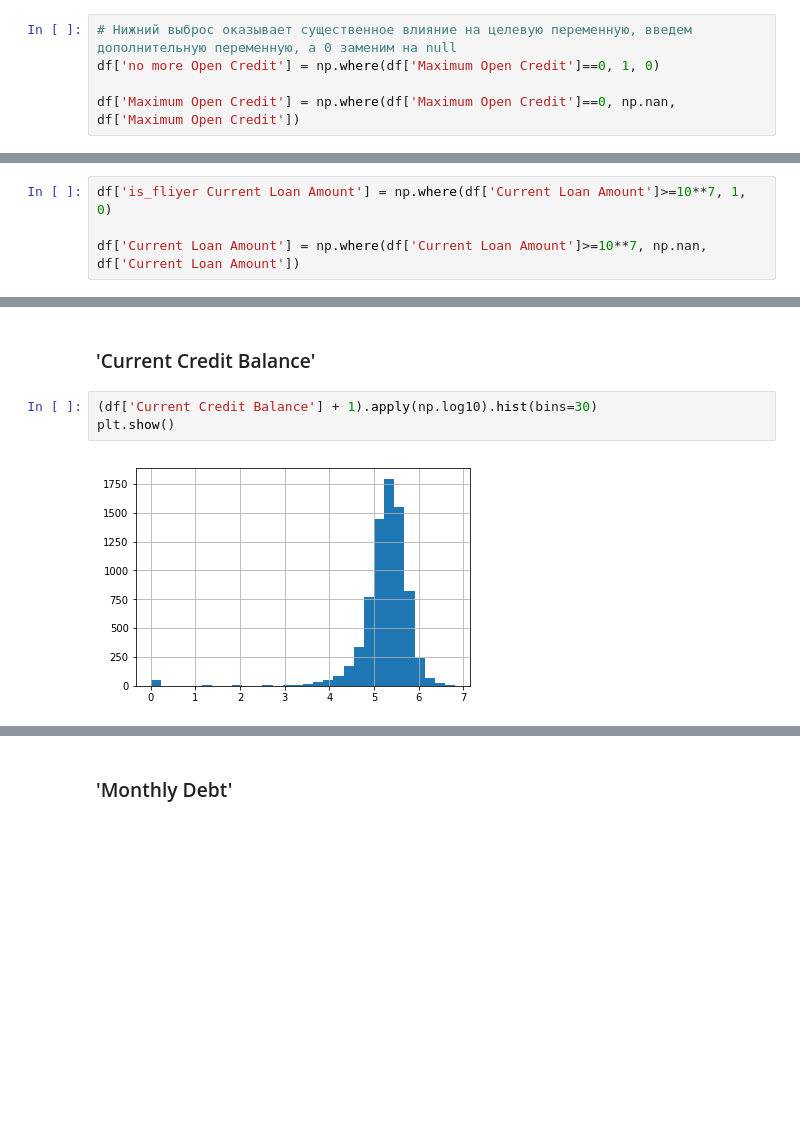
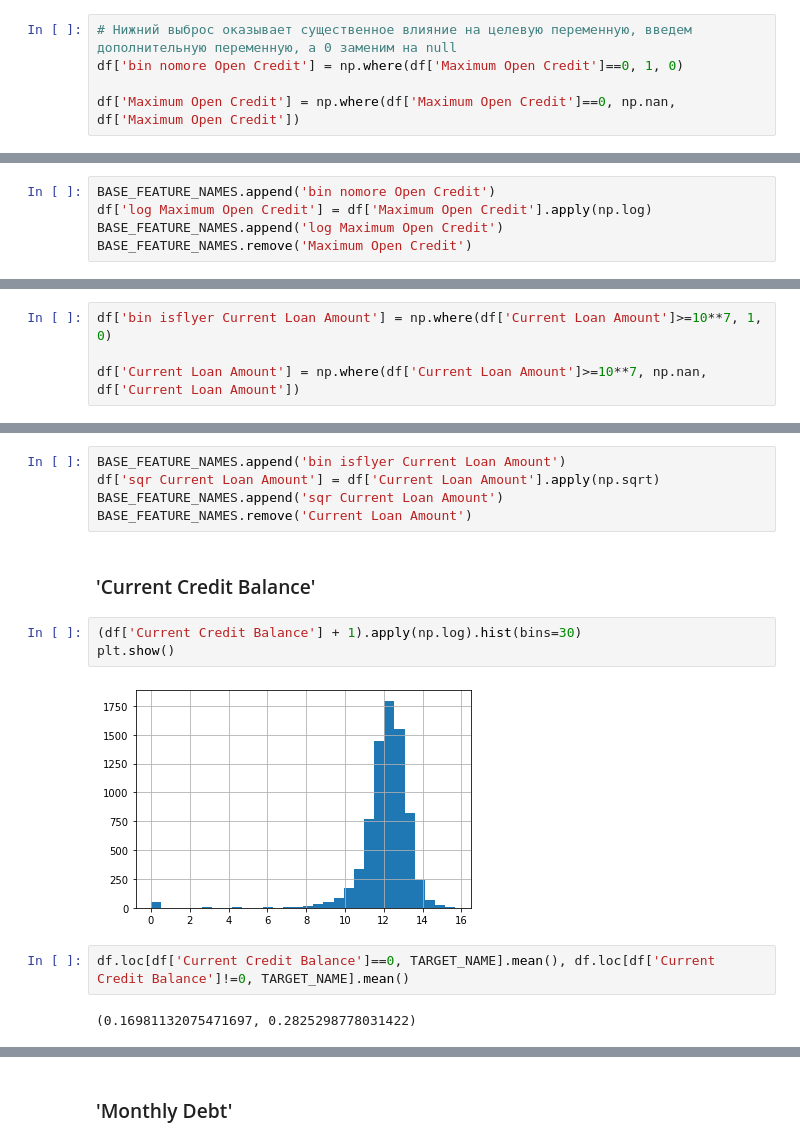
Before and after one commit to VadimGrishin/BinClass_GB, a Jupyter notebook: default_predict_project.ipynb, the cells around one changed output, grey strips where cells are left out. Saved outputs shown, nothing was run; the diff lists cells and outputs as text; blank space fills up the shorter version.

```diff
--- a/default_predict_project.ipynb
+++ b/default_predict_project.ipynb
@@ -179,7 +194,7 @@ df.loc[df['Maximum Open Credit']==0, TARGET_NAME].mean(), df.loc[df['Maximum Ope
 (0.15384615384615385, 0.28285137861466036)
 # %%
 # Нижний выброс оказывает существенное влияние на целевую переменную, введем дополнительную переменную, а 0 заменим на null
-df['no more Open Credit'] = np.where(df['Maximum Open Credit']==0, 1, 0)
+df['bin nomore Open Credit'] = np.where(df['Maximum Open Credit']==0, 1, 0)
 
 df['Maximum Open Credit'] = np.where(df['Maximum Open Credit']==0, np.nan, df['Maximum Open Credit'])
 # %%
@@ -193,3 +206,8 @@ BASE_FEATURE_NAMES.append('no more Open Credit')
+# %%
+BASE_FEATURE_NAMES.append('bin nomore Open Credit')
+df['log Maximum Open Credit'] = df['Maximum Open Credit'].apply(np.log)
+BASE_FEATURE_NAMES.append('log Maximum Open Credit')
+BASE_FEATURE_NAMES.remove('Maximum Open Credit')
 # %% [markdown]
 ### 'Current Loan Amount'
 # %%
@@ -200,4 +218,4 @@ df['Current Loan Amount'].apply(np.log10).hist(bins=30)
 # %%
-df['is_fliyer Current Loan Amount'] = np.where(df['Current Loan Amount']>=10**7, 1, 0)
+df['bin isflyer Current Loan Amount'] = np.where(df['Current Loan Amount']>=10**7, 1, 0)
 
 df['Current Loan Amount'] = np.where(df['Current Loan Amount']>=10**7, np.nan, df['Current Loan Amount'])
@@ -206,7 +227,16 @@ BASE_FEATURE_NAMES.append('is_fliyer Current Loan Amount')
+# %%
+BASE_FEATURE_NAMES.append('bin isflyer Current Loan Amount')
+df['sqr Current Loan Amount'] = df['Current Loan Amount'].apply(np.sqrt)
+BASE_FEATURE_NAMES.append('sqr Current Loan Amount')
+BASE_FEATURE_NAMES.remove('Current Loan Amount')
 # %% [markdown]
 ### 'Current Credit Balance'
 # %%
-(df['Current Credit Balance'] + 1).apply(np.log10).hist(bins=30)
+(df['Current Credit Balance'] + 1).apply(np.log).hist(bins=30)
 plt.show()
 # %% [output]
-[figure, old version]
+[figure, new version]
+# %%
+df.loc[df['Current Credit Balance']==0, TARGET_NAME].mean(), df.loc[df['Current Credit Balance']!=0, TARGET_NAME].mean()
+# %% [output]
+(0.16981132075471697, 0.2825298778031422)
```
Also changed, not shown: parts of 86 cells of this notebook.
